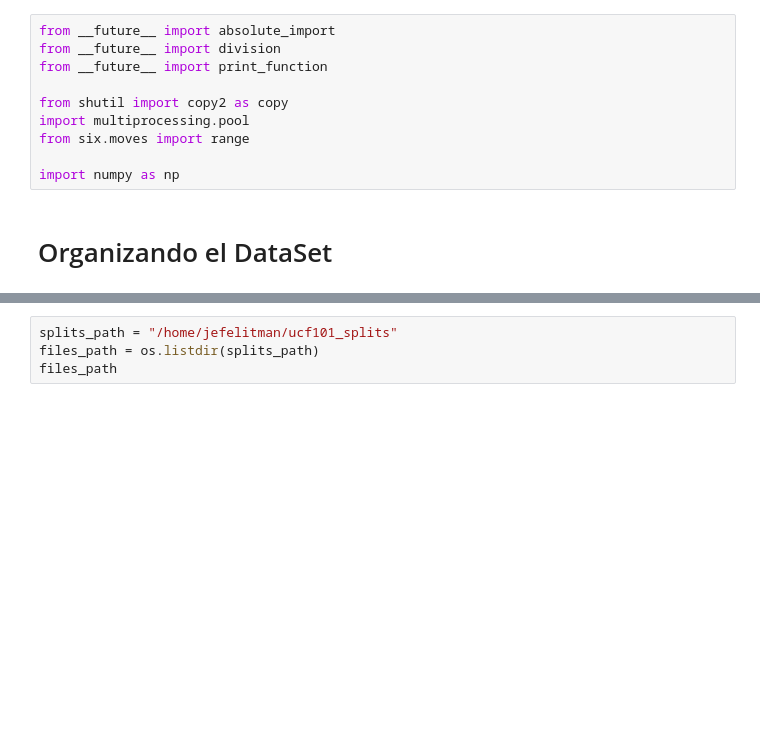
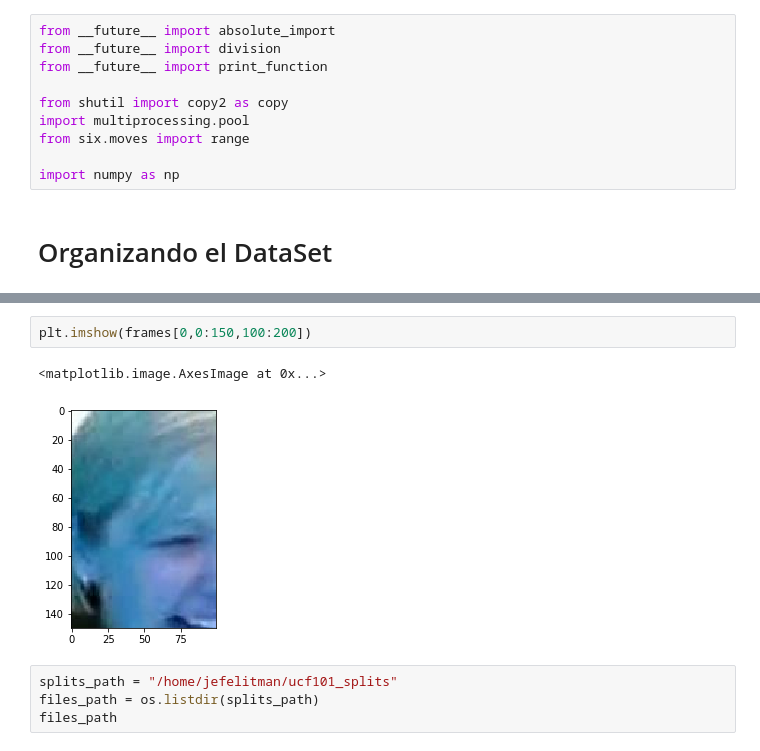
Before and after one commit to JefeLitman/Biv2LabNN, a Jupyter notebook: Datasets_utils/Gestor_Dataset.ipynb, the cells around one changed output, grey strips where cells are left out. Cells and saved outputs as stored; diff of their text form; blank space fills up the shorter version.

```diff
--- a/Datasets_utils/Gestor_Dataset.ipynb
+++ b/Datasets_utils/Gestor_Dataset.ipynb
@@ -35,3 +72,8 @@ ds_directory = "/home/jefelitman/DataSets/hmdb51"
+# %%
+plt.imshow(frames[0,0:150,100:200])
+# %% [output]
+<matplotlib.image.AxesImage at 0x...>
+[figure, added]
 # %%
 splits_path = "/home/jefelitman/ucf101_splits"
 files_path = os.listdir(splits_path)
```
Also changed, not shown: parts of 6 cells of this notebook.
